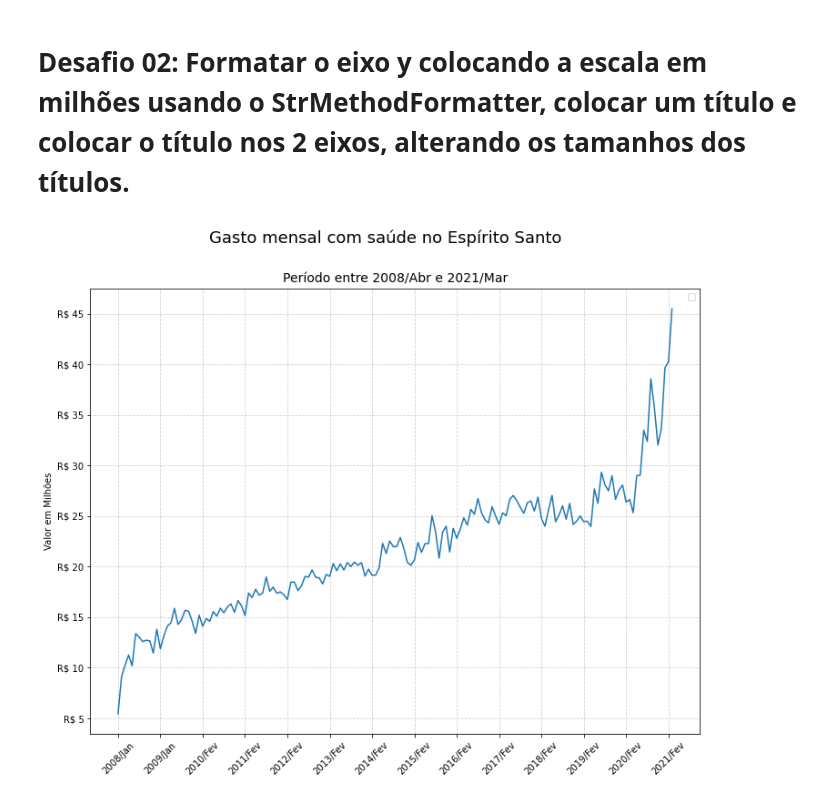
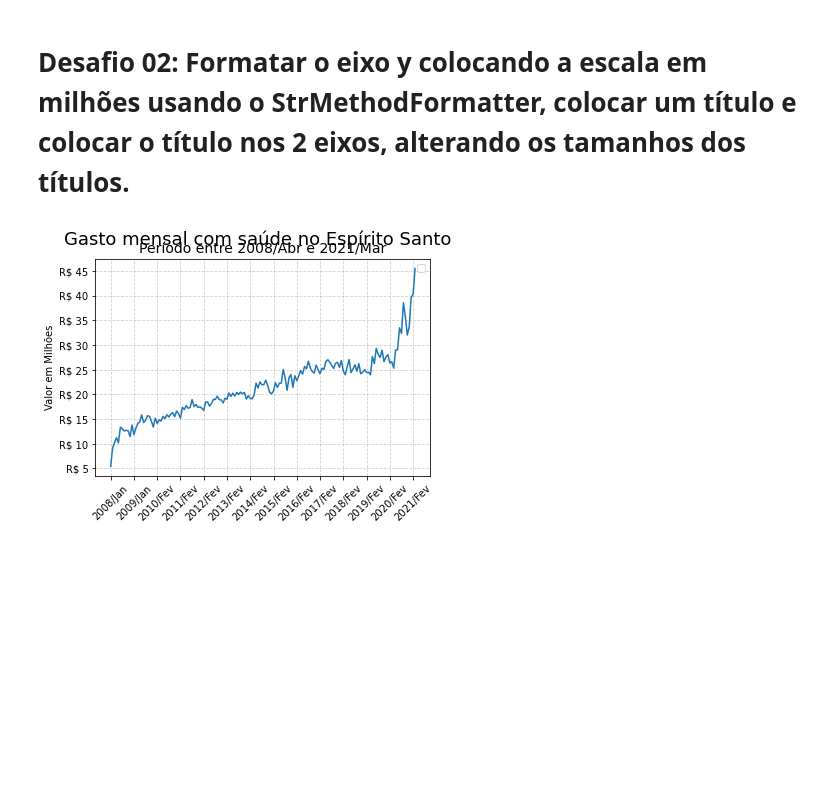
Before and after one commit to antoniodragoc/Bootcamp_Data_Science_Aplicada, a Jupyter notebook: Modulo02/m02a03.ipynb, the cells around one changed output. Cells and saved outputs as stored; diff of their text form; code cells hidden in the pictures; blank space fills up the shorter version.

```diff
--- a/Modulo02/m02a03.ipynb
+++ b/Modulo02/m02a03.ipynb
@@ -136,27 +136,27 @@ plt.show()
 # %%
 # Input's necessários para o plot
 data = mensal
 x = mensal.index
 y = 'Espírito Santo'
 
 # Criando a figura
-plt.figure(figsize=(12,9))
+plt.figure()
 
 # Criando o gráfico
 ax = sns.lineplot(data = data, x = x, y = y)
 
 # Configuração dos eixos
 ax.xaxis.set_major_locator(ticker.IndexLocator(base = 12, offset= 0))
 ax.yaxis.set_major_formatter(ticker.StrMethodFormatter("R$ {x:,.0f}"))
 ax.set_xlabel('')
 ax.set_ylabel('Valor em Milhões')
 
 # Ajustes do plot
 plt.suptitle('Gasto mensal com saúde no '+ y , fontsize = 18)
 plt.title('Período entre {} e {}'.format(mensal.index.min(),mensal.index.max()), fontsize = 14)
 plt.xticks(rotation = 45)
 plt.grid(linestyle = '--', alpha = 0.6)
 plt.legend('')
 plt.show()
 # %% [output]
-[figure, old version]
+[figure, new version]
```
